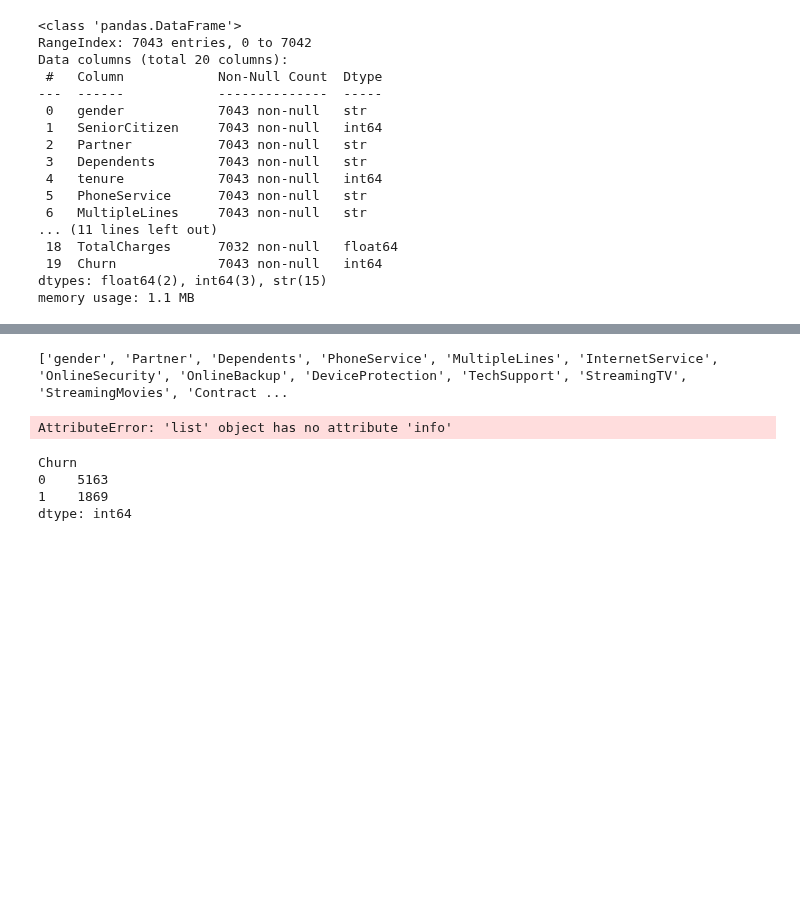
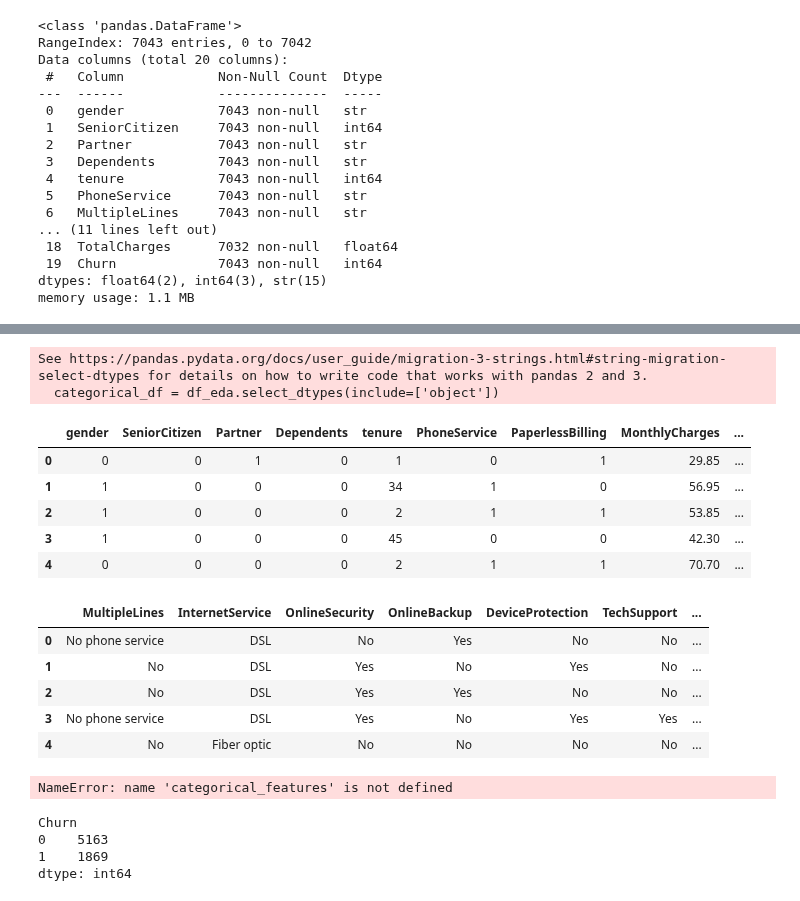
Before and after one commit to sdescha21/ML_pipe, a Jupyter notebook: src/Notebooks/2_Churn_EDA_wevsoc.ipynb, the cells around one changed output, grey strips where cells are left out. Saved outputs shown, nothing was run; the diff lists cells and outputs as text; code cells hidden in the pictures; blank space fills up the shorter version.

```diff
--- a/src/Notebooks/3_Churn_modelling_wevsoc.ipynb
+++ b/src/Notebooks/2_Churn_EDA_wevsoc.ipynb
@@ -145,27 +275,40 @@ memory usage: 1.1 MB
 # %%
-# CREATE SEPARATE DATAFRAMES FOR NUMERIC AND CATEGORICAL VARIABLES
+# CREATE SEPARATE DATAFRAMES FOR NUMERIC AND CATEGORICAL VARIABLES (Just for EDA purposes)
 
 columns_idx = np.s_[0:] # Slice of first row(header) with all columns.
 first_record_idx = np.s_[0] # Index of first record
 
-string_fields = [type(fld) is str for fld in df.iloc[first_record_idx, columns_idx]] # All string fields
-all_features = [x for x in df.columns if x != 'Churn']
-categorical_columns = list(np.array(df.columns)[columns_idx][string_fields])
-categorical_features = [x for x in categorical_columns if x != 'Churn']
-continuous_features = [x for x in all_features if x not in categorical_features]
+# string_fields = [type(fld) is str for fld in df.iloc[first_record_idx, columns_idx]] # All string fields
+# all_features = [x for x in df.columns if x != 'Churn']
+# categorical_columns = list(np.array(df.columns)[columns_idx][string_fields])
+# categorical_features = [x for x in categorical_columns if x != 'Churn']
+# continuous_features = [x for x in all_features if x not in categorical_features]
 
-# numeric_df = df.select_dtypes(include=['float64', 'int64'])
-# categorical_df = df.select_dtypes(include=['str'])
-#print(numeric_df.head())
-#print(categorical_df.head())
-#print(continuous_features)
-print(categorical_features)
+numeric_df = df_eda.select_dtypes(include=['float64', 'int64'])
+categorical_df = df_eda.select_dtypes(include=['object'])
+display(numeric_df.head())
+display(categorical_df.head())
+# print(continuous_features)
+# print(categorical_features)
 # %% [output]
-['gender', 'Partner', 'Dependents', 'PhoneService', 'MultipleLines', 'InternetService', 'OnlineSecurity', 'OnlineBackup', 'DeviceProtection', 'TechSupport', 'StreamingTV', 'StreamingMovies', 'Contract ...
+See https://pandas.pydata.org/docs/user_guide/migration-3-strings.html#string-migration-select-dtypes for details on how to write code that works with pandas 2 and 3.
+  categorical_df = df_eda.select_dtypes(include=['object'])
+|  | gender | SeniorCitizen | Partner | Dependents | tenure | PhoneService | PaperlessBilling | MonthlyCharges | ... |
+| 0 | 0 | 0 | 1 | 0 | 1 | 0 | 1 | 29.85 | ... |
+| 1 | 1 | 0 | 0 | 0 | 34 | 1 | 0 | 56.95 | ... |
+| 2 | 1 | 0 | 0 | 0 | 2 | 1 | 1 | 53.85 | ... |
+| 3 | 1 | 0 | 0 | 0 | 45 | 0 | 0 | 42.30 | ... |
+| 4 | 0 | 0 | 0 | 0 | 2 | 1 | 1 | 70.70 | ... |
+|  | MultipleLines | InternetService | OnlineSecurity | OnlineBackup | DeviceProtection | TechSupport | ... |
+| 0 | No phone service | DSL | No | Yes | No | No | ... |
+| 1 | No | DSL | Yes | No | Yes | No | ... |
+| 2 | No | DSL | Yes | Yes | No | No | ... |
+| 3 | No phone service | DSL | Yes | No | Yes | Yes | ... |
+| 4 | No | Fiber optic | No | No | No | No | ... |
 # %%
 print(categorical_features.info())
 # %% [output]
-AttributeError: 'list' object has no attribute 'info'
+NameError: name 'categorical_features' is not defined
 # %%
 import seaborn as sns
 import matplotlib.pyplot as plt
```
Also changed, not shown: parts of 13 cells of this notebook, 7 other files.
